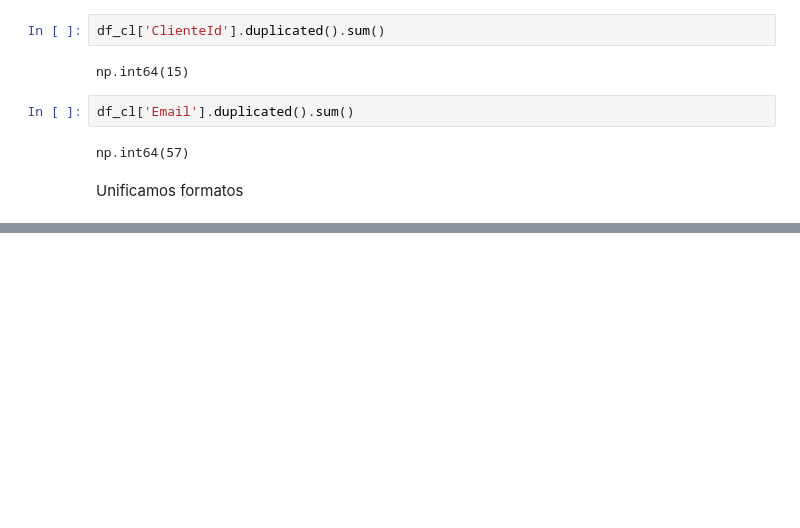
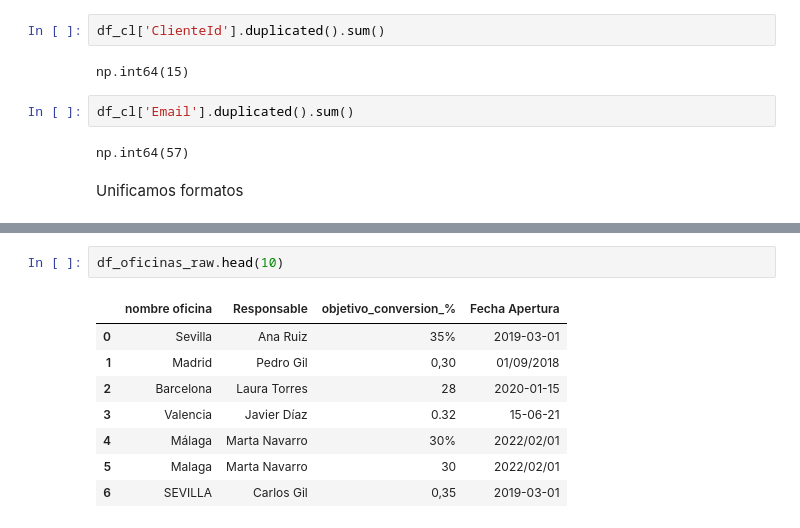
Before and after one commit to MATC-90/pipeline-deudas, a Jupyter notebook: jupyter/EDA.ipynb, the cells around one changed output, grey strips where cells are left out. Cells and saved outputs as stored; diff of their text form; blank space fills up the shorter version.

```diff
--- a/jupyter/EDA.ipynb
+++ b/jupyter/EDA.ipynb
@@ -251,0 +781,11 @@ df_cl.sample(10)
+# %%
+df_oficinas_raw.head(10)
+# %% [output]
+|  | nombre oficina | Responsable | objetivo_conversion_% | Fecha Apertura |
+| 0 | Sevilla | Ana Ruiz | 35% | 2019-03-01 |
+| 1 | Madrid | Pedro Gil | 0,30 | 01/09/2018 |
+| 2 | Barcelona | Laura Torres | 28 | 2020-01-15 |
+| 3 | Valencia | Javier Díaz | 0.32 | 15-06-21 |
+| 4 | Málaga | Marta Navarro | 30% | 2022/02/01 |
+| 5 | Malaga | Marta Navarro | 30 | 2022/02/01 |
+| 6 | SEVILLA | Carlos Gil | 0,35 | 2019-03-01 |
```
Also changed, not shown: parts of 105 cells of this notebook, 3 other files.
